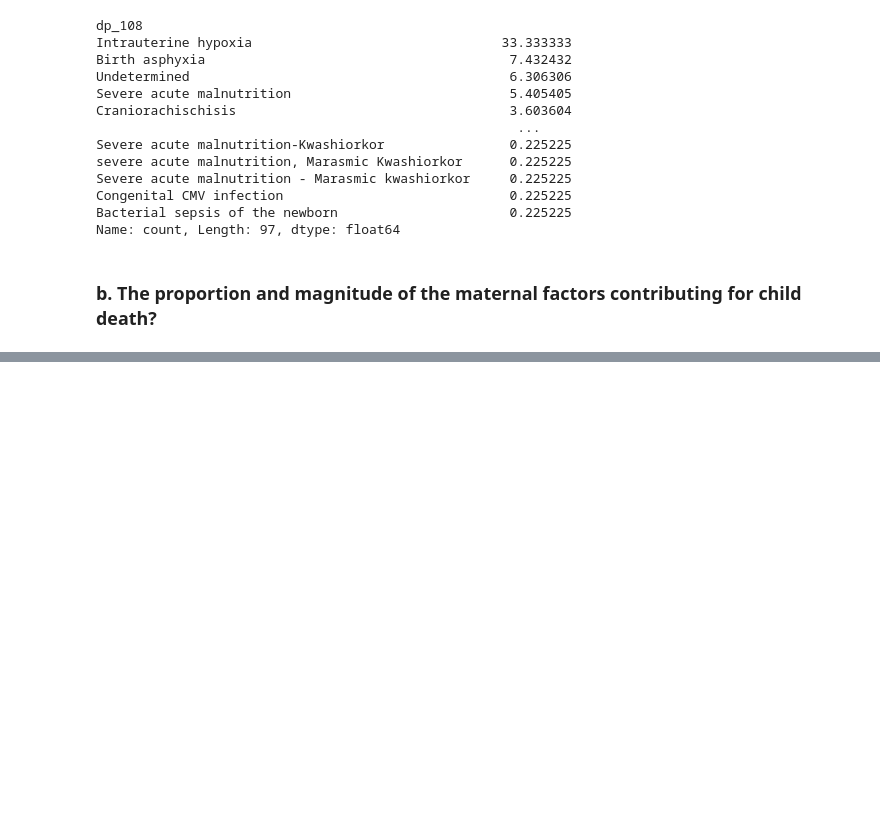
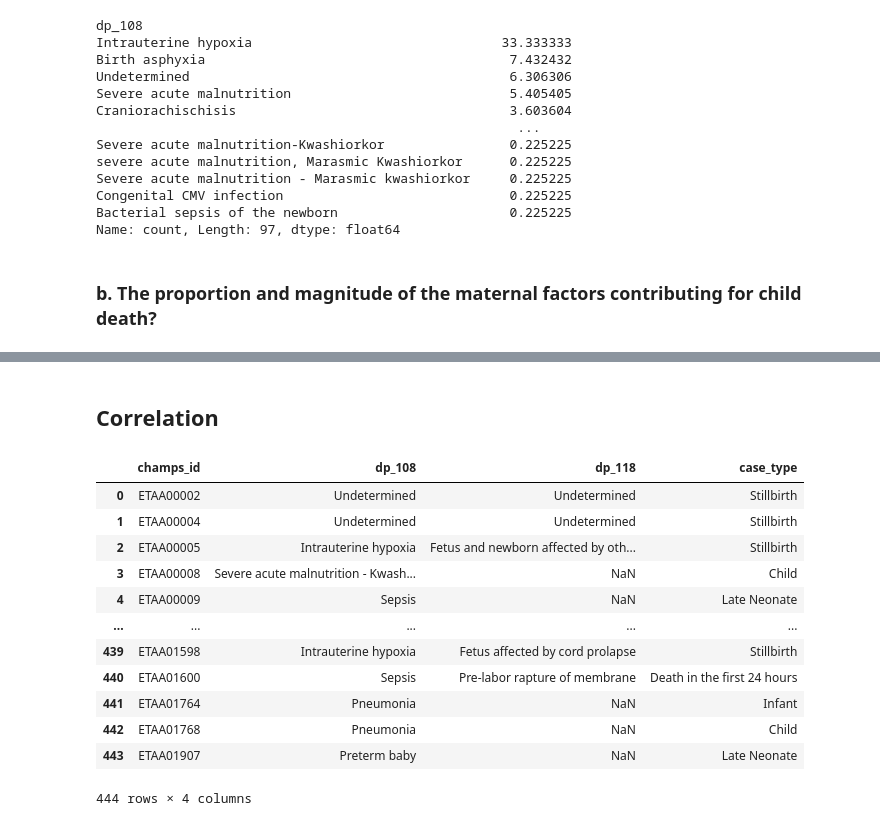
Before and after one commit to bkaggle/EPHI-Challenge, a Jupyter notebook: task1-6.ipynb, the cells around one changed output, grey strips where cells are left out. Cells and saved outputs as stored; diff of their text form; code cells hidden in the pictures; blank space fills up the shorter version.

```diff
--- a/task1-6.ipynb
+++ b/task1-6.ipynb
@@ -175,0 +235,2 @@ proportion = (magnitude / len(df)) * 100
+# %% [markdown]
+## Correlation
@@ -175,0 +239,16 @@ proportion = (magnitude / len(df)) * 100
+# %%
+df2
+# %% [output]
+|  | champs_id | dp_108 | dp_118 | case_type |
+| 0 | ETAA00002 | Undetermined | Undetermined | Stillbirth |
+| 1 | ETAA00004 | Undetermined | Undetermined | Stillbirth |
+| 2 | ETAA00005 | Intrauterine hypoxia | Fetus and newborn affected by oth... | Stillbirth |
+| 3 | ETAA00008 | Severe acute malnutrition - Kwash... | NaN | Child |
+| 4 | ETAA00009 | Sepsis | NaN | Late Neonate |
+| ... | ... | ... | ... | ... |
+| 439 | ETAA01598 | Intrauterine hypoxia | Fetus affected by cord prolapse | Stillbirth |
+| 440 | ETAA01600 | Sepsis | Pre-labor rapture of membrane | Death in the first 24 hours |
+| 441 | ETAA01764 | Pneumonia | NaN | Infant |
+| 442 | ETAA01768 | Pneumonia | NaN | Child |
+| 443 | ETAA01907 | Preterm baby | NaN | Late Neonate |
+444 rows × 4 columns
```
Also changed, not shown: parts of 22 cells of this notebook.
